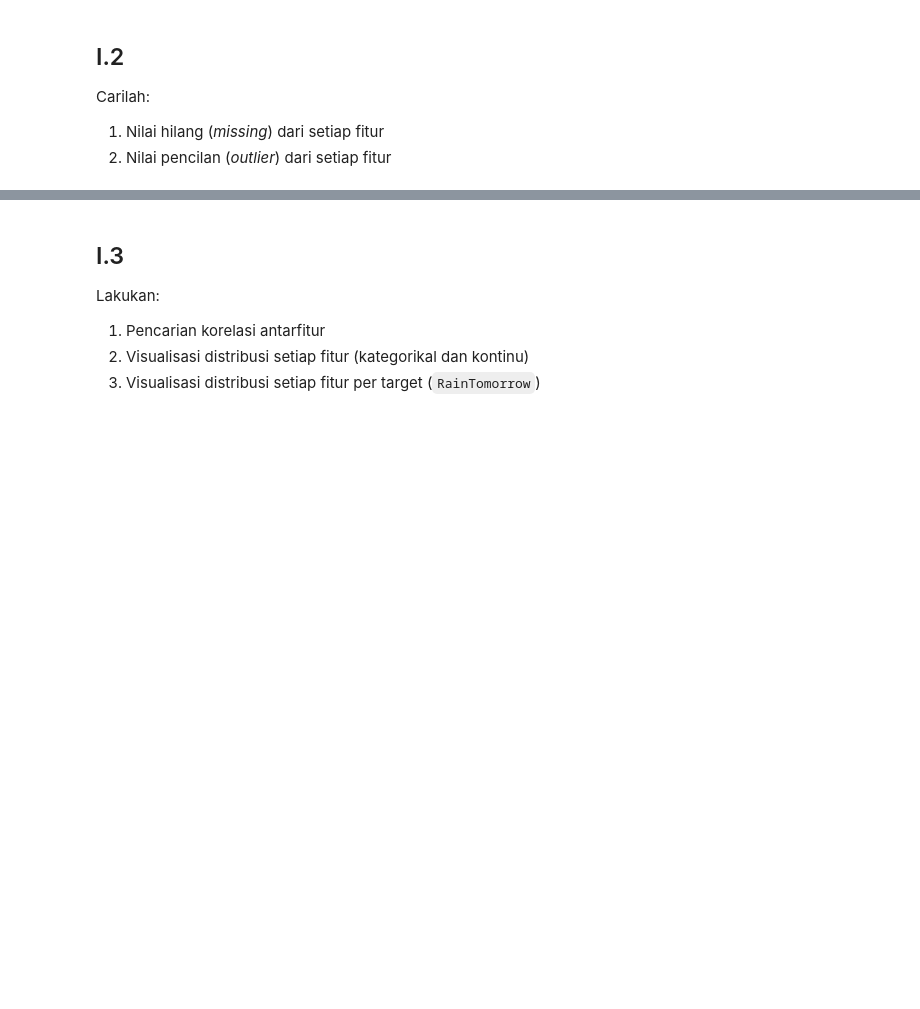
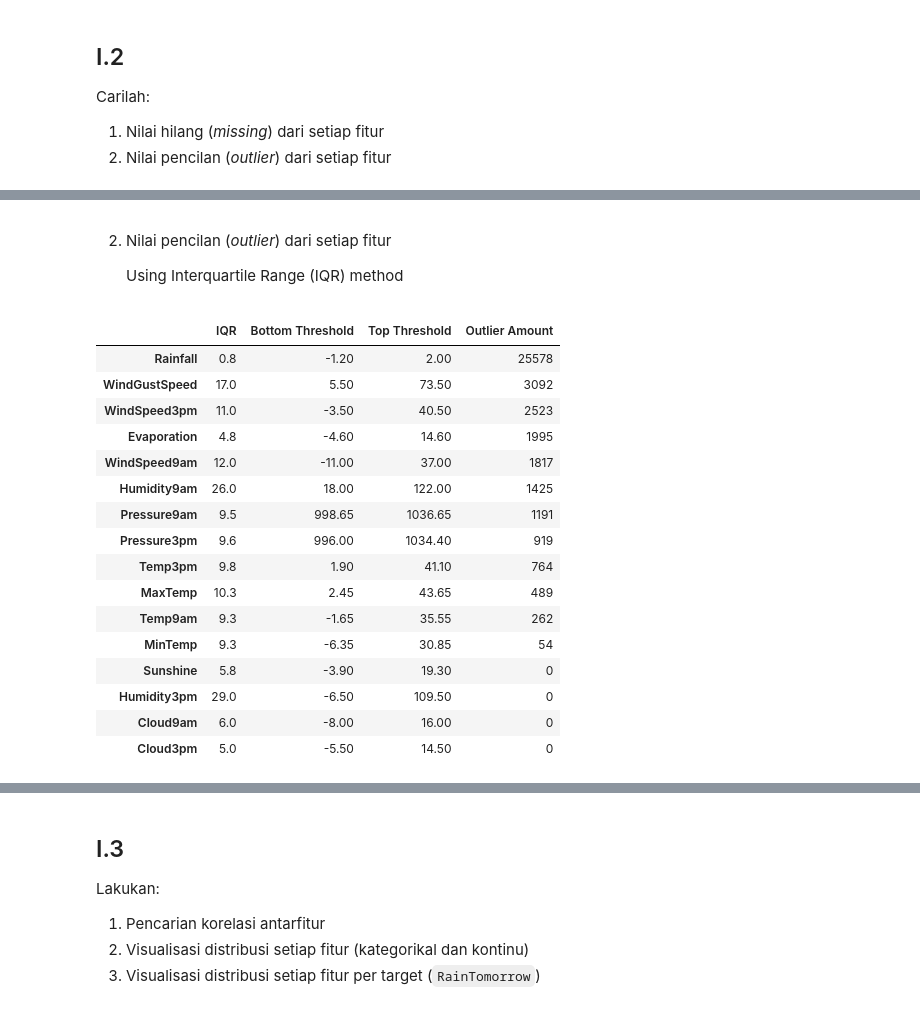
Before and after one commit to ubaidalih/sklearn-exploration, a Jupyter notebook: Tugas_Prapraktikum_IF3270.ipynb, the cells around one changed output, grey strips where cells are left out. Drawn from its saved outputs; the diff is of its cells as text; code cells hidden in the pictures; blank space fills up the shorter version.

```diff
--- a/Tugas_Prapraktikum_IF3270.ipynb
+++ b/Tugas_Prapraktikum_IF3270.ipynb
@@ -134,0 +164,39 @@ Carilah:
+# %% [markdown]
+2. Nilai pencilan (_outlier_) dari setiap fitur
+
+    Using Interquartile Range (IQR) method
+# %%
+def iqr(x):
+    return x.quantile(0.75) - x.quantile(0.25)
+
+# Get IQR for numerical columns
+col_iqr = pd.DataFrame({
+    'IQR': df.select_dtypes('number').apply(iqr)
+})
+
+# Get outlier threshold for numerical columns
+col_iqr['Bottom Threshold'] = df.select_dtypes('number').quantile(0.25) - (1.5 * col_iqr['IQR'])
+col_iqr['Top Threshold'] = df.select_dtypes('number').quantile(0.75) + (1.5 * col_iqr['IQR'])
+
+# Get outlier amount for numerical columns
+col_iqr['Outlier Amount'] = df.select_dtypes('number').apply(lambda x: x[(x < col_iqr.loc[x.name, 'Bottom Threshold']) | (x > col_iqr.loc[x.name, 'Top Threshold'])].count())
+
+col_iqr.sort_values(by='Outlier Amount', ascending=False)
+# %% [output]
+|  | IQR | Bottom Threshold | Top Threshold | Outlier Amount |
+| Rainfall | 0.8 | -1.20 | 2.00 | 25578 |
+| WindGustSpeed | 17.0 | 5.50 | 73.50 | 3092 |
+| WindSpeed3pm | 11.0 | -3.50 | 40.50 | 2523 |
+| Evaporation | 4.8 | -4.60 | 14.60 | 1995 |
+| WindSpeed9am | 12.0 | -11.00 | 37.00 | 1817 |
+| Humidity9am | 26.0 | 18.00 | 122.00 | 1425 |
+| Pressure9am | 9.5 | 998.65 | 1036.65 | 1191 |
+| Pressure3pm | 9.6 | 996.00 | 1034.40 | 919 |
+| Temp3pm | 9.8 | 1.90 | 41.10 | 764 |
+| MaxTemp | 10.3 | 2.45 | 43.65 | 489 |
+| Temp9am | 9.3 | -1.65 | 35.55 | 262 |
+| MinTemp | 9.3 | -6.35 | 30.85 | 54 |
+| Sunshine | 5.8 | -3.90 | 19.30 | 0 |
+| Humidity3pm | 29.0 | -6.50 | 109.50 | 0 |
+| Cloud9am | 6.0 | -8.00 | 16.00 | 0 |
+| Cloud3pm | 5.0 | -5.50 | 14.50 | 0 |
```
Also changed, not shown: parts of 8 cells of this notebook.
